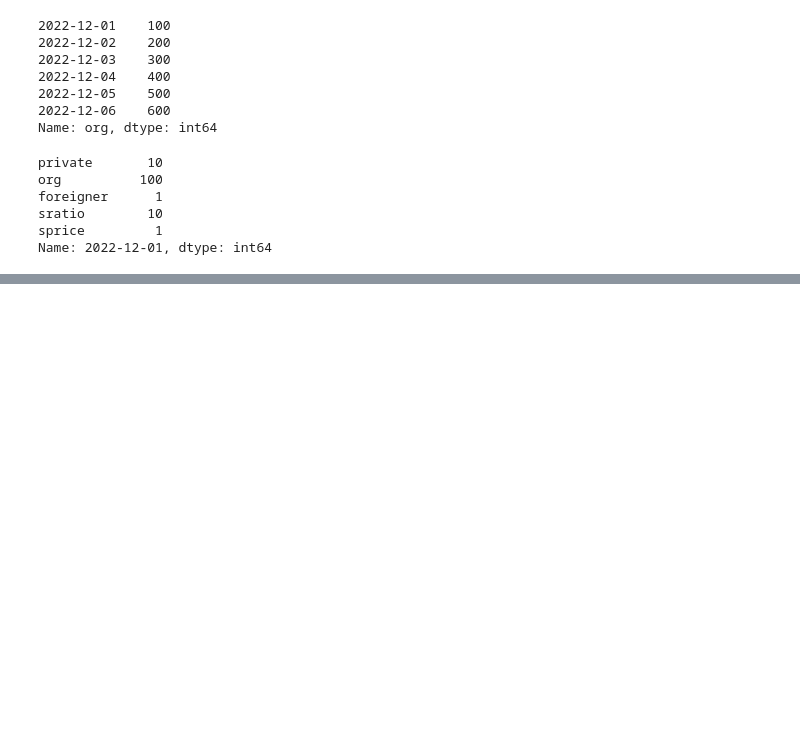
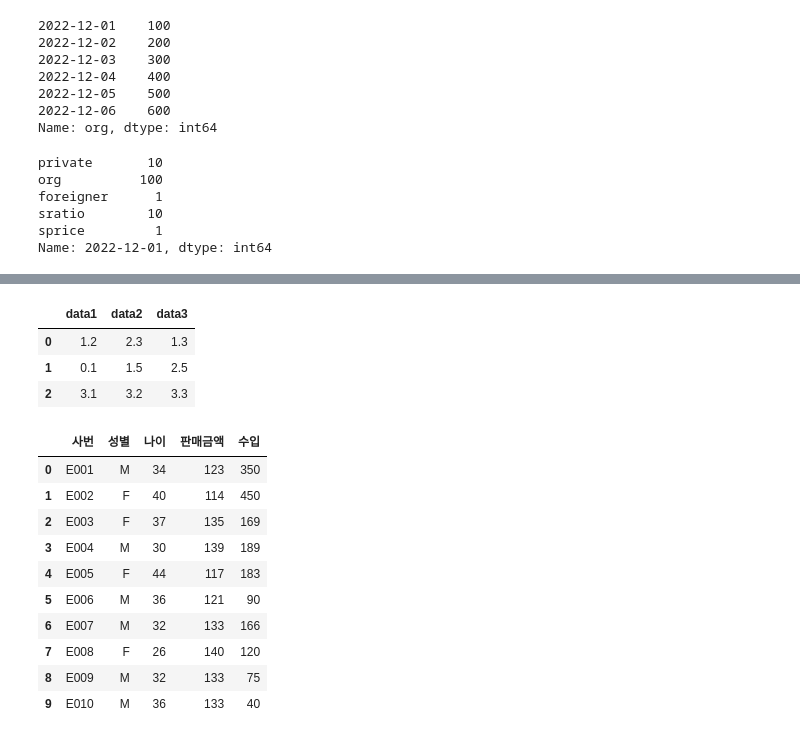
Before and after one commit to papasmf1/python221227, a Jupyter notebook: demoPandas.ipynb, the cells around one changed output, grey strips where cells are left out. Cells and saved outputs as stored; diff of their text form; code cells hidden in the pictures; blank space fills up the shorter version.

```diff
--- a/demoPandas.ipynb
+++ b/demoPandas.ipynb
@@ -88,0 +127,25 @@ Name: 2022-12-01, dtype: int64
+# %%
+#정규표현식(\s 공백문자, +는 1 ~ N개 출현회수)
+frame3 = pd.read_table("c:\\work\\ex3.txt", sep="\s+")
+frame3
+# %% [output]
+|  | data1 | data2 | data3 |
+| 0 | 1.2 | 2.3 | 1.3 |
+| 1 | 0.1 | 1.5 | 2.5 |
+| 2 | 3.1 | 3.2 | 3.3 |
+# %%
+#엑셀 파일 로딩
+dfExcel = pd.read_excel("c:\\work\\demo.xlsx", "Sheet1")
+dfExcel
+# %% [output]
+|  | 사번 | 성별 | 나이 | 판매금액 | 수입 |
+| 0 | E001 | M | 34 | 123 | 350 |
+| 1 | E002 | F | 40 | 114 | 450 |
+| 2 | E003 | F | 37 | 135 | 169 |
+| 3 | E004 | M | 30 | 139 | 189 |
+| 4 | E005 | F | 44 | 117 | 183 |
+| 5 | E006 | M | 36 | 121 | 90 |
+| 6 | E007 | M | 32 | 133 | 166 |
+| 7 | E008 | F | 26 | 140 | 120 |
+| 8 | E009 | M | 32 | 133 | 75 |
+| 9 | E010 | M | 36 | 133 | 40 |
```
Also changed, not shown: parts of 6 cells of this notebook, 11 other files.
